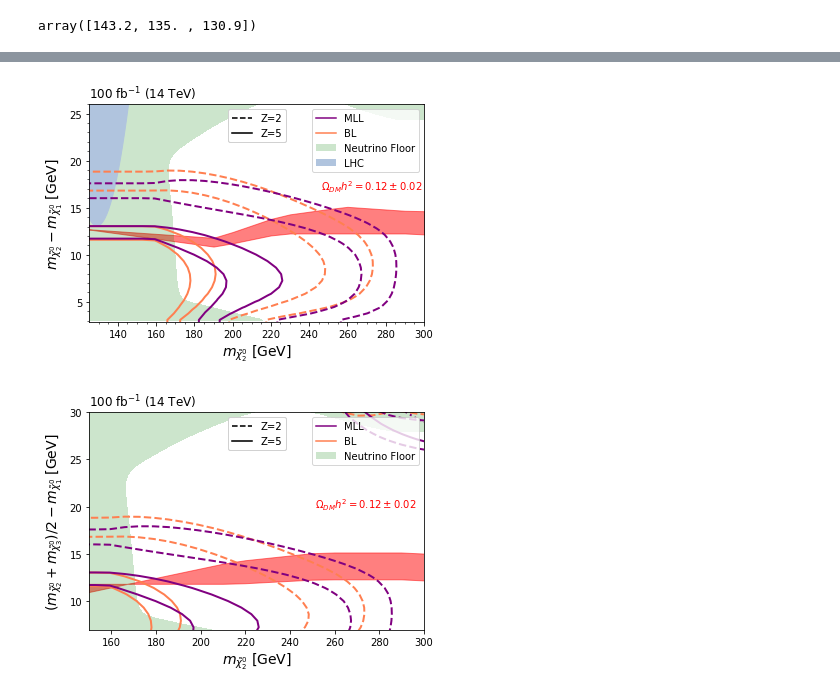
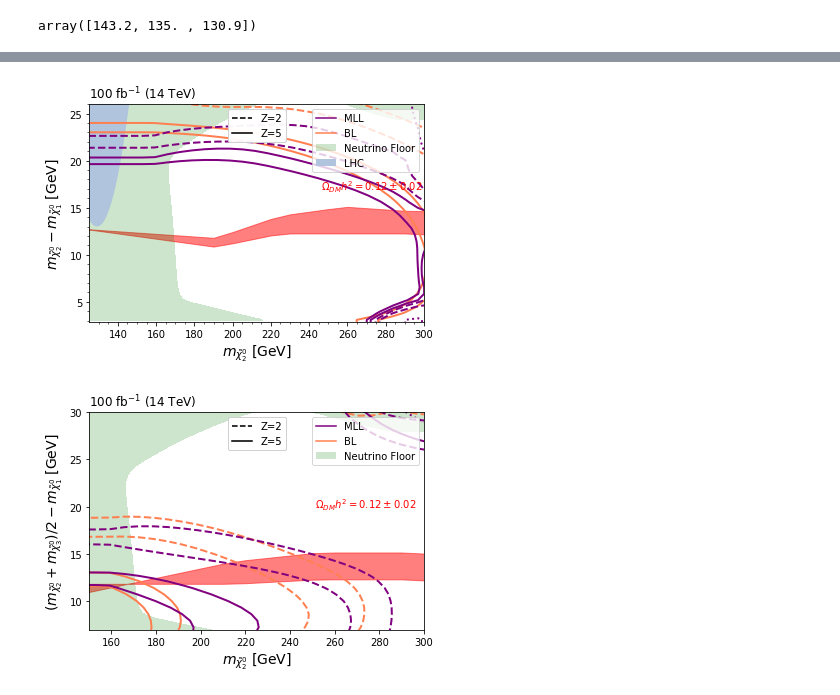
Before and after one commit to Martindelosrios/MLLHC, a Jupyter notebook: codes/AnalysisVars.ipynb, the cells around one changed output, grey strips where cells are left out. Cells and saved outputs as stored; diff of their text form; code cells hidden in the pictures.

```diff
--- a/codes/AnalysisVars.ipynb
+++ b/codes/AnalysisVars.ipynb
@@ -4725,0 +5115,4 @@ Probable causes: nxest or nyest too small or s is too small. (fp>s)
+# %%
+Z_BL_new[np.where(Z_BL_new < 0 )[0], np.where(Z_BL_new < 0 )[1]] = 0
+Z_MLL_new[np.where(Z_MLL_new < 0 )[0], np.where(Z_MLL_new < 0 )[1]] = 0
+Z_SBC_new[np.where(Z_SBC_new < 0 )[0], np.where(Z_SBC_new < 0 )[1]] = 0
@@ -4822,19 +5260,19 @@ fig,ax = plt.subplots(1,1)
 MLL_color = mcolors.to_rgb('purple')
 
 #%c0 = ax.contour(mx02_new, deltam_new, Z_SBC_new.T, levels = [-1,2,5,16],
-#%            linestyles = ['dotted','dashed', 'solid'], colors = ['darkcyan'], linewidths = [2], alpha = 1, zorder = 4)
+#%            linestyles = ['dotted','dashed', 'solid'], colors = ['magenta'], linewidths = [2], alpha = 1, zorder = 4)
 #%cm = ax.contour(mx02_new, deltam_new, Z_SBC_new_min.T, levels = [0,2,5,16],
-#%            linestyles = ['dotted','dashed', 'solid'], colors = ['darkcyan'], linewidths = [2], alpha = 0, zorder = 4)
+#%            linestyles = ['dotted','dashed', 'solid'], colors = ['magenta'], linewidths = [2], alpha = 0, zorder = 4)
 
-#%f0 = interp1d(c0.allsegs[1][0][:,0], c0.allsegs[1][0][:,1], fill_value = 'extrapolate')
-#%fm = interp1d(cm.allsegs[1][0][:,0], cm.allsegs[1][0][:,1], fill_value = 'extrapolate')
+#%f0 = interp1d(c0.allsegs[0][0][:,0], c0.allsegs[0][0][:,1], fill_value = 'extrapolate')
+#%fm = interp1d(cm.allsegs[0][0][:,0], cm.allsegs[0][0][:,1], fill_value = 'extrapolate')
 #%ax.fill_between(mx02_new, fm(mx02_new), f0(mx02_new), facecolor ='none', hatch = '|', edgecolor = 'darkcyan', alpha = 1, linewidth = 2, linestyle = '--', zorder = 4)
 
-c0 = ax.contour(mx02_new, deltam_new, Z_BL_new.T, levels = [-100,2,5,16],
+c0 = ax.contour(mx02_new, deltam_new, Z_BL_new.T, levels = [-10,2,5],
             linestyles = ['dotted','dashed', 'solid'], colors = ['coral'], linewidths = [2], alpha = 1)
 #cM = ax.contour(mx02_new, deltam_new, Z_BL_new_max.T, levels = [0,2,5,16],
 #            linestyles = ['dotted','dashed', 'solid'], colors = ['coral'], linewidths = [2], alpha = 0)
-cm = ax.contour(mx02_new, deltam_new, Z_BL_new_min.T, levels = [-1000,2,5,16],
+cm = ax.contour(mx02_new, deltam_new, Z_BL_new_min.T, levels = [-10,2,5],
             linestyles = ['dotted','dashed', 'solid'], colors = ['coral'], linewidths = [2], alpha = 1)
 
 f0 = interp1d(c0.allsegs[2][0][:,0], c0.allsegs[2][0][:,1], fill_value = 'extrapolate')
@@ -4847,11 +5285,11 @@ fm = interp1d(cm.allsegs[2][0][:,0], cm.allsegs[2][0][:,1], fill_value = 'extrap
 #%fm = interp1d(cm.allsegs[1][0][:,0], cm.allsegs[1][0][:,1], fill_value = 'extrapolate')
 #%ax.fill_between(mx02_new, fm(mx02_new), np.nan_to_num(f0(mx02_new), neginf = 45, posinf = 45), facecolor = 'none', hatch ='-', edgecolor = 'coral', alpha = 1, linewidth = 2, linestyle = '--')
 
-c0 = ax.contour(mx02_new, deltam_new, Z_MLL_new.T, levels = [-100,2,5,16],
+c0 = ax.contour(mx02_new, deltam_new, Z_MLL_new.T, levels = [-10,2,5],
             linestyles = ['dotted','dashed', 'solid'], colors = [MLL_color], linewidths = [2],alpha=1)
 #cM = ax.contour(mx02_new, deltam_new, Z_MLL_new_max.T, levels = [0,2,5,16],
 #            linestyles = ['dotted','dashed', 'solid'], colors = [MLL_color], linewidths = [2], alpha = 0)
-cm = ax.contour(mx02_new, deltam_new, Z_MLL_new_min.T, levels = [-100,2,5,16],
+cm = ax.contour(mx02_new, deltam_new, Z_MLL_new_min.T, levels = [-10,2,5],
             linestyles = ['dotted','dashed', 'solid'], colors = [MLL_color], linewidths = [2], alpha = 1)
 
 f0 = interp1d(c0.allsegs[2][0][:,0], c0.allsegs[2][0][:,1], fill_value = 'extrapolate')
@@ -4902,35 +5340,36 @@ plt.gca().add_artist(legend1)
 ax.text(246, 16.8, '$\\Omega_{DM}h^{2} = 0.12 \\pm 0.02$', color = 'red')
 
 #img2 = ax.contourf(mx02_new, deltam_new, Z_base_new.T, levels = 10,cmap='Reds',zorder=0)
 #cb2 = plt.colorbar(img2, ax= ax,orientation='vertical')
 
 
 #dm0 = ax.contour(mx02_new, deltam_new, DM_new.T, levels = [-10,0.10,0.14],
 #            linestyles = ['dotted','dashed', 'solid'], colors = ['red'], linewidths = [2], alpha = 1)
 plt.fill_between(dm0_new, deltam_min, deltam_max, color = 'red', zorder = 1, alpha = 0.5)
 
 ax.set_title('$100$ fb$^{-1}$ (14 TeV)', loc = 'left')
 #plt.colorbar()
 #cax = ax.inset_axes([1.05,0.1,0.05,0.8])
 #cb1 = mpl.colorbar.ColorbarBase(cax, cmap=plt.get_cmap('viridis'),
 #                                norm=norm,
 #                                orientation='vertical')
 
 ax.contourf(xi_v1, yi_v1, zi_nufog_smooth_v1, levels=[np.min(zi_nufog_smooth_v1), 0], colors=['green'], alpha=0.2)
 
 
 ax.set_ylim(2.9,26)
 ax.set_xlim(125,300)
 ax.minorticks_on()
 #ax.tick_params(axis='y', which='minor', length=4, color='r')  # minor ticks en rojo
 
 #ax.fill_between(mx02_lhc, deltam_lhc, 40, color = 'lightsteelblue', alpha = 1, zorder = 1)
 
 #ax.scatter([143.2, 135. , 130.9], [22.5, 14.7, 13.2])
 ax.fill_between(mx02_lhc_v1, deltam_lhc_v1, 40, color = 'lightsteelblue', alpha = 1, zorder = 1)
-plt.savefig('../graph/contour_plot_BPI_preliminar_w-statErrors_v1.pdf', bbox_inches="tight")
+
+plt.savefig('../graph/contour_plot_BPI_preliminar_w-statErrors_highLumi.pdf', bbox_inches="tight")
 # %% [output]
-[figure, old version]
+[figure, new version]
 # %%
 fig,ax = plt.subplots(1,1)
 
```
Also changed, not shown: parts of 29 cells of this notebook.
